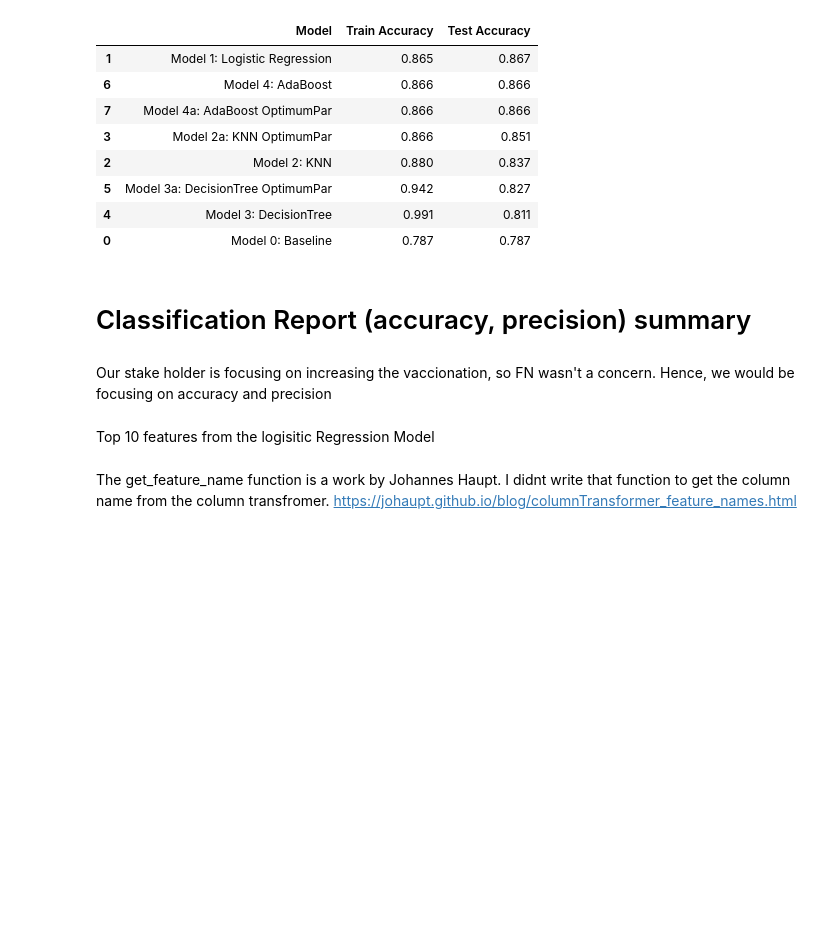
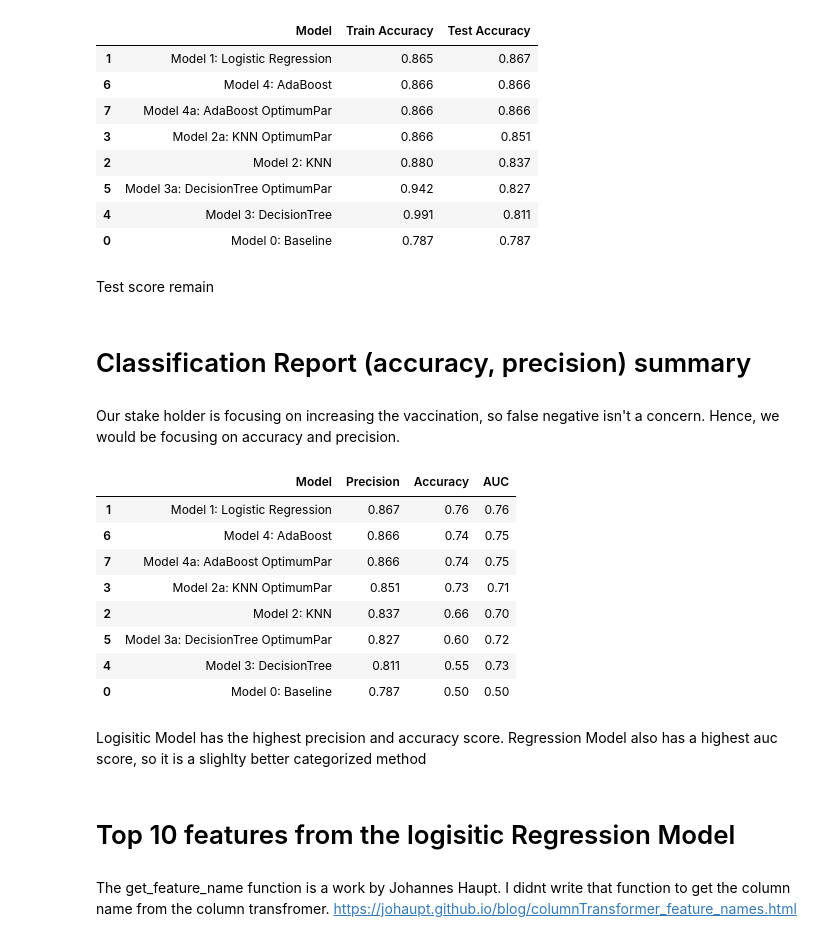
Before and after one commit to seekpinky/dsc-phase-3-project, a Jupyter notebook: Flatiron_phase3_project/Project3_final_draft.ipynb, the cells around one changed output. Drawn from its saved outputs; the diff is of its cells as text; code cells hidden in the pictures; blank space fills up the shorter version.

```diff
--- a/Flatiron_phase3_project/h1n1_all_models_done_need_write_up.ipynb
+++ b/Flatiron_phase3_project/Project3_final_draft.ipynb
@@ -1426,15 +1405,35 @@ accuracy_scores_df.sort_values(by=['Test Accuracy'], ascending=False)
 | 5 | Model 3a: DecisionTree OptimumPar | 0.942 | 0.827 |
 | 4 | Model 3: DecisionTree | 0.991 | 0.811 |
 | 0 | Model 0: Baseline | 0.787 | 0.787 |
+# %% [markdown]
+Test score remain
 # %% [markdown]
 # Classification Report (accuracy, precision) summary
 # %% [markdown]
-Our stake holder is focusing on increasing the vaccionation, so FN wasn't a concern. Hence, we would be focusing on accuracy and precision
+Our stake holder is focusing on increasing the vaccination, so false negative isn't a concern. Hence, we would be focusing on accuracy and precision.
 # %%
-columns = ['Model', 'Precision', 'Accuracy']
+columns = ['Model', 'Precision', 'Accuracy','AUC']
 Models = ['Model 0: Baseline', 'Model 1: Logistic Regression', 'Model 2: KNN', 'Model 2a: KNN OptimumPar','Model 3: DecisionTree','Model 3a: DecisionTree OptimumPar', 'Model 4: AdaBoost','Model 4a: AdaBoost OptimumPar']
+test_accuracy_scores = [0.787,0.867,0.837,0.851,0.811, 0.827,0.866, 0.866]
+precision_score = [0.5,0.76,0.66,0.73,0.55,0.6,0.74,0.74]
+auc_score = [0.5,0.76,0.7,0.71,0.73,0.72,0.75,0.75]
+class_scores = list(zip(Models, test_accuracy_scores, precision_score,auc_score))
+class_scores_df = pd.DataFrame(class_scores, columns = columns)
+class_scores_df.sort_values(by=['Precision'], ascending=False)
+# %% [output]
+|  | Model | Precision | Accuracy | AUC |
+| 1 | Model 1: Logistic Regression | 0.867 | 0.76 | 0.76 |
+| 6 | Model 4: AdaBoost | 0.866 | 0.74 | 0.75 |
+| 7 | Model 4a: AdaBoost OptimumPar | 0.866 | 0.74 | 0.75 |
+| 3 | Model 2a: KNN OptimumPar | 0.851 | 0.73 | 0.71 |
+| 2 | Model 2: KNN | 0.837 | 0.66 | 0.70 |
+| 5 | Model 3a: DecisionTree OptimumPar | 0.827 | 0.60 | 0.72 |
+| 4 | Model 3: DecisionTree | 0.811 | 0.55 | 0.73 |
+| 0 | Model 0: Baseline | 0.787 | 0.50 | 0.50 |
+# %% [markdown]
+Logisitic Model has the highest precision and accuracy score. Regression Model also has a highest auc score, so it is a slighlty better categorized method
 # %% [markdown]
-Top 10 features from the logisitic Regression Model
+# Top 10 features from the logisitic Regression Model
 # %% [markdown]
 The get_feature_name function is a work by Johannes Haupt. I didnt write that function to get the column name from the column transfromer.
 https://johaupt.github.io/blog/columnTransformer_feature_names.html
```
Also changed, not shown: parts of 22 cells of this notebook, 13 other files.
